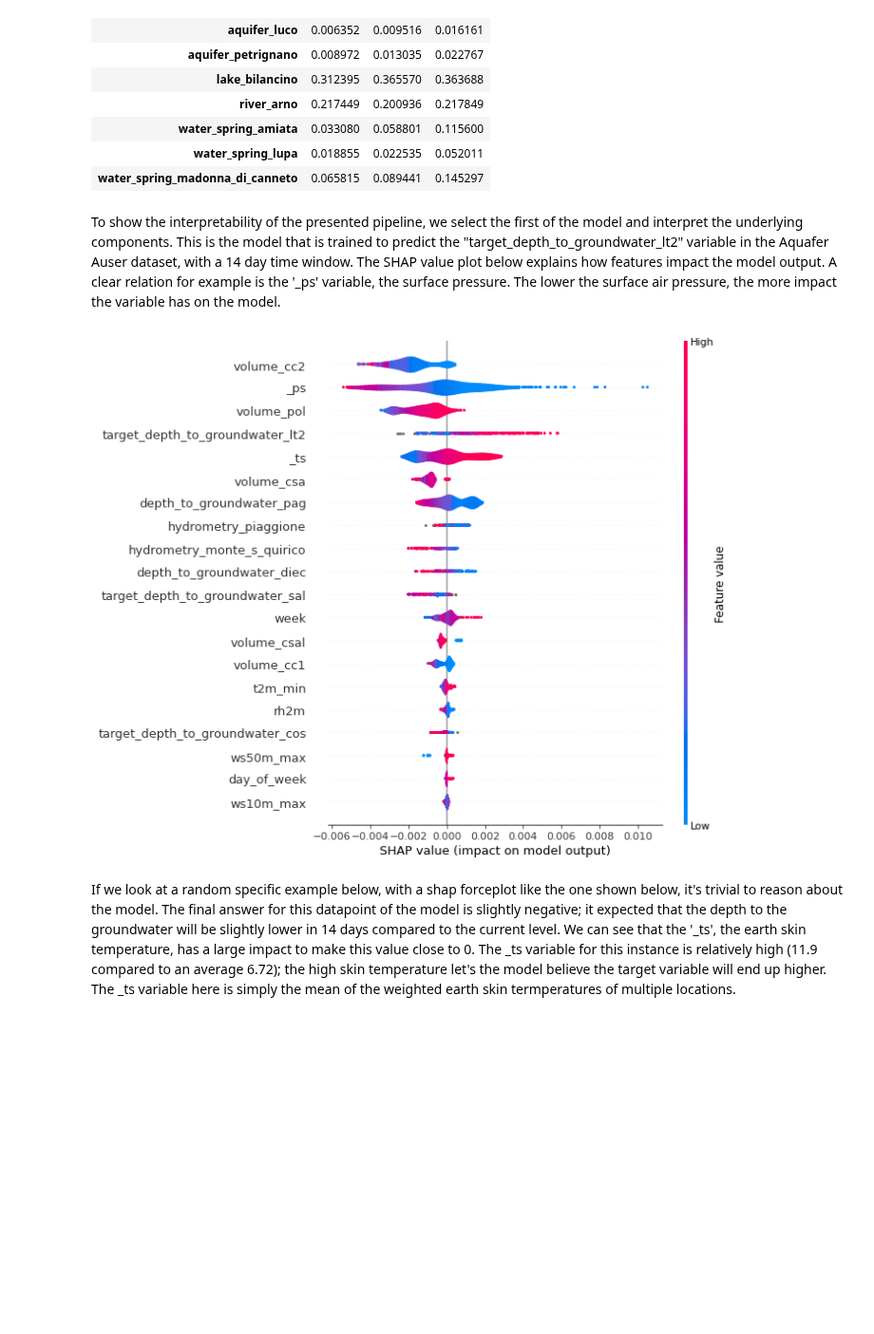
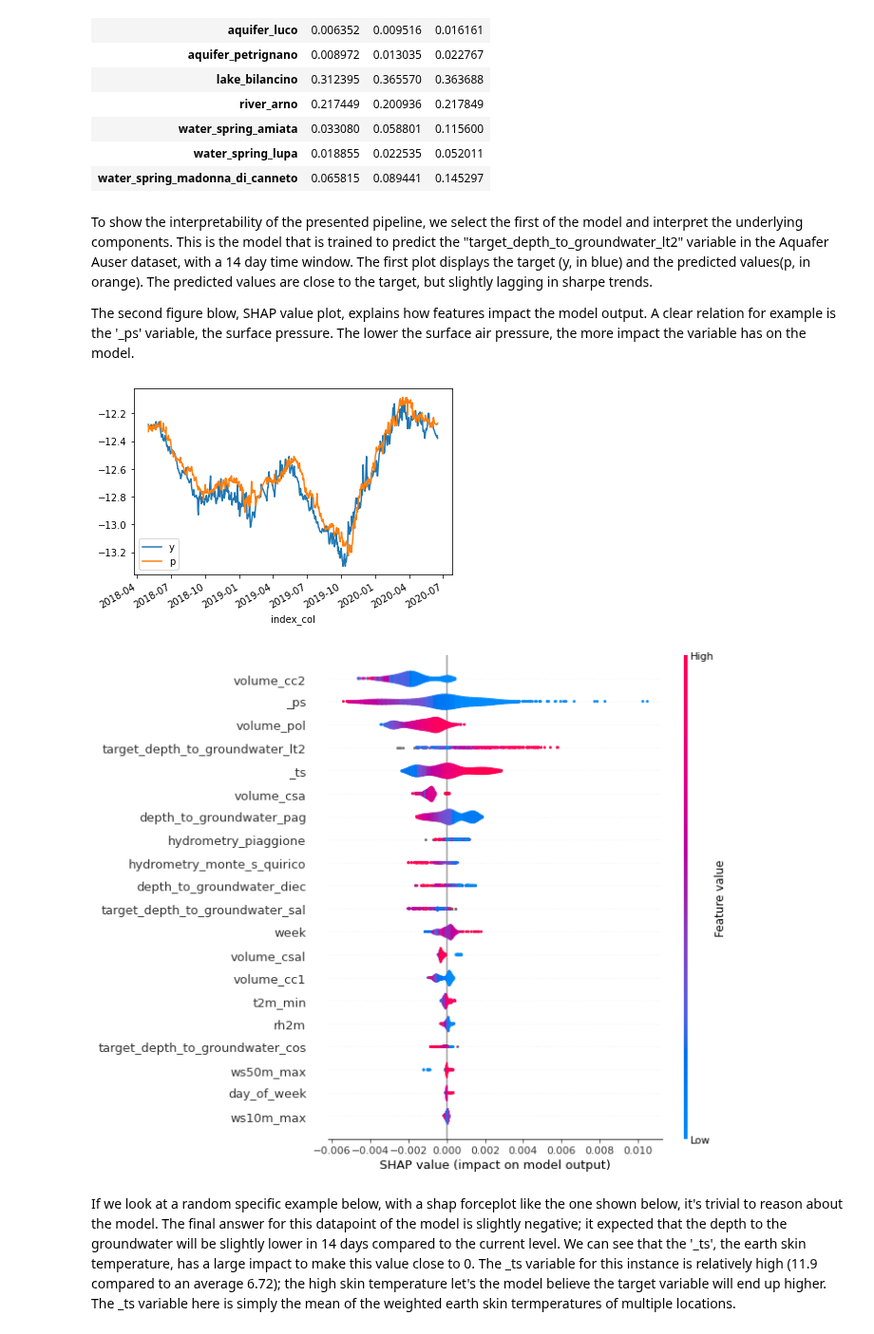
Before and after one commit to thomas-wsbd/acea-water-prediction, a Jupyter notebook: 3-handin.ipynb, the cells around one changed output. Shown at 95% size. Cells and saved outputs as stored; diff of their text form; code cells hidden in the pictures; blank space fills up the shorter version.

```diff
--- a/3-handin.ipynb
+++ b/3-handin.ipynb
@@ -288,32 +321,37 @@ df_info.groupby(["dataset", 'pred_ahead']).mae_normalized_test.describe()[['mean
 | water_spring_lupa | 0.018855 | 0.022535 | 0.052011 |
 | water_spring_madonna_di_canneto | 0.065815 | 0.089441 | 0.145297 |
 # %% [markdown]
-To show the interpretability of the presented pipeline, we select the first of the model and interpret the underlying components. This is the model that is trained to predict the "target_depth_to_groundwater_lt2" variable in the Aquafer Auser dataset, with a 14 day time window. The SHAP value plot below explains how features impact the model output. A clear relation for example is the '\_ps' variable, the surface pressure. The lower the surface air pressure, the more impact the variable has on the model.
+To show the interpretability of the presented pipeline, we select the first of the model and interpret the underlying components. This is the model that is trained to predict the "target_depth_to_groundwater_lt2" variable in the Aquafer Auser dataset, with a 14 day time window. The first plot displays the target (y, in blue) and the predicted values(p, in orange). The predicted values are close to the target, but slightly lagging in sharpe trends.
+
+The second figure blow, SHAP value plot, explains how features impact the model output. A clear relation for example is the '\_ps' variable, the surface pressure. The lower the surface air pressure, the more impact the variable has on the model.
 # %%
 df_info = pd.read_json("./sim-res-final/info.json")
 run = df_info.iloc[0]
 
 dfp_val, dfp_test, lgb_model, X_test, y_test = model_function(
     run.dataset,
     run.location_weights,
     run.pred_ahead,
     run.target_col,
     extended_data=run.best_params["extended_data"],
     impute_missing=run.best_params["impute_missing"],
     do_extract=run.best_params["do_extract"],
     shift_features=run.best_params["shift_features"],
     use_early_stopping=run.best_params["use_early_stopping"],
     lgb_boosting_type=run.best_params["lgb_boosting_type"],
     lgb_num_leaves=run.best_params["lgb_num_leaves"],
     lgb_learning_rate=run.best_params["lgb_learning_rate"],
     lgb_max_depth=run.best_params["lgb_max_depth"],
 )
 
-import shap
+dfp_test[['y', 'p']].plot()
+plt.show()
+
 shap_values = shap.TreeExplainer(lgb_model).shap_values(X_test)
 shap.summary_plot(shap_values, X_test,plot_type="violin")
 # %% [output]
-[figure, old version]
+[figure, new version]
+[figure, added]
 # %% [markdown]
 If we look at a random specific example below, with a shap forceplot like the one shown below, it's trivial to reason about the model. The final answer for this datapoint of the model is slightly negative; it expected that the depth to the groundwater will be slightly lower in 14 days compared to the current level. We can see that the '\_ts', the earth skin temperature, has a large impact to make this value close to 0. The \_ts variable for this instance is relatively high (11.9 compared to an average 6.72); the high skin temperature let's the model believe the target variable will end up higher. The \_ts variable here is simply the mean of the weighted earth skin termperatures of multiple locations.
 # %%
```
Also changed, not shown: parts of 4 cells of this notebook.
